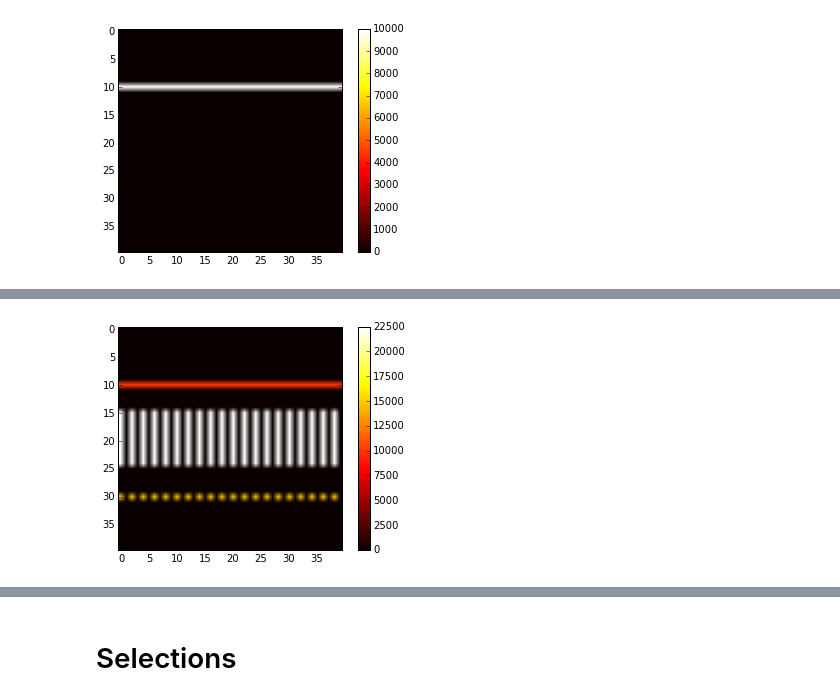
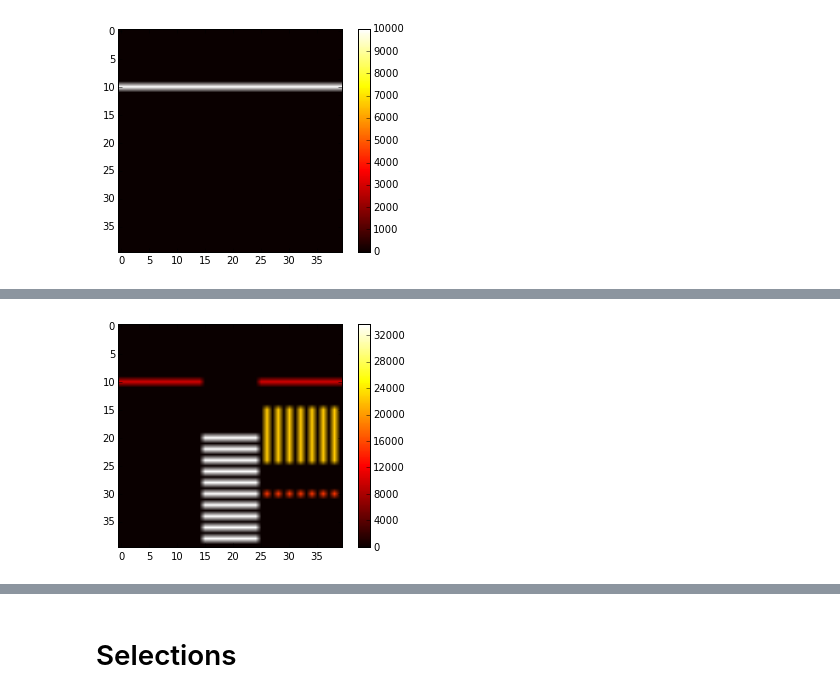
Before and after one commit to JosephCottam/PythonSIAM2015, a Jupyter notebook: Section2_numpy_scipy_pandas.ipynb, the cells around one changed output, grey strips where cells are left out. Drawn from its saved outputs; the diff is of its cells as text; code cells hidden in the pictures.

```diff
--- a/Section2_numpy_scipy_pandas.ipynb
+++ b/Section2_numpy_scipy_pandas.ipynb
@@ -219,0 +190,14 @@ display_png(Image('heat_1-2.png'))
+# %%
+# though if we use numpy's binary format,
+# we don't have to worry about shape, type, and endianess
+# when we reload it
+numpy.save('A.npy', A)
+C = numpy.load('A.npy')
+
+# but this does mean if you are sharing binary data
+# with another program it has to know how to parse
+# .npy -- "raw" binary is easier to share data in the
+# short term
+
+print numpy.all((A == B) & (A == C))
+show_temp(C)
@@ -226,8 +231,3 @@ A[10,:] = 10000.0
 show_temp(A)
 # %% [output]
 [figure]
-# %%
-# copy it someplace else, but every other element
-A[30,::2] = A[10,::2] * 1.5
-
-show_temp(A)
@@ -235,0 +234,7 @@ show_temp(A)
+# %%
+# syntax for a slice is
+# start:end:skip where end is non-inclusive
+# (i.e., C-style)
+A[30,20:40:2] = A[10,10:30:2] * 1.5
+
+show_temp(A)
@@ -236,7 +251,7 @@ show_temp(A)
 # %%
-# copy it multiple times
-A[15:25,:] = A[30,:] * 1.5
+# transpose the input to the output
+A[:,15:25] = numpy.transpose(A[15:25,:]) * 1.5
 
 show_temp(A)
 # %% [output]
-[figure, old version]
+[figure, new version]
```
Also changed, not shown: parts of 75 cells of this notebook, 13 other files.
